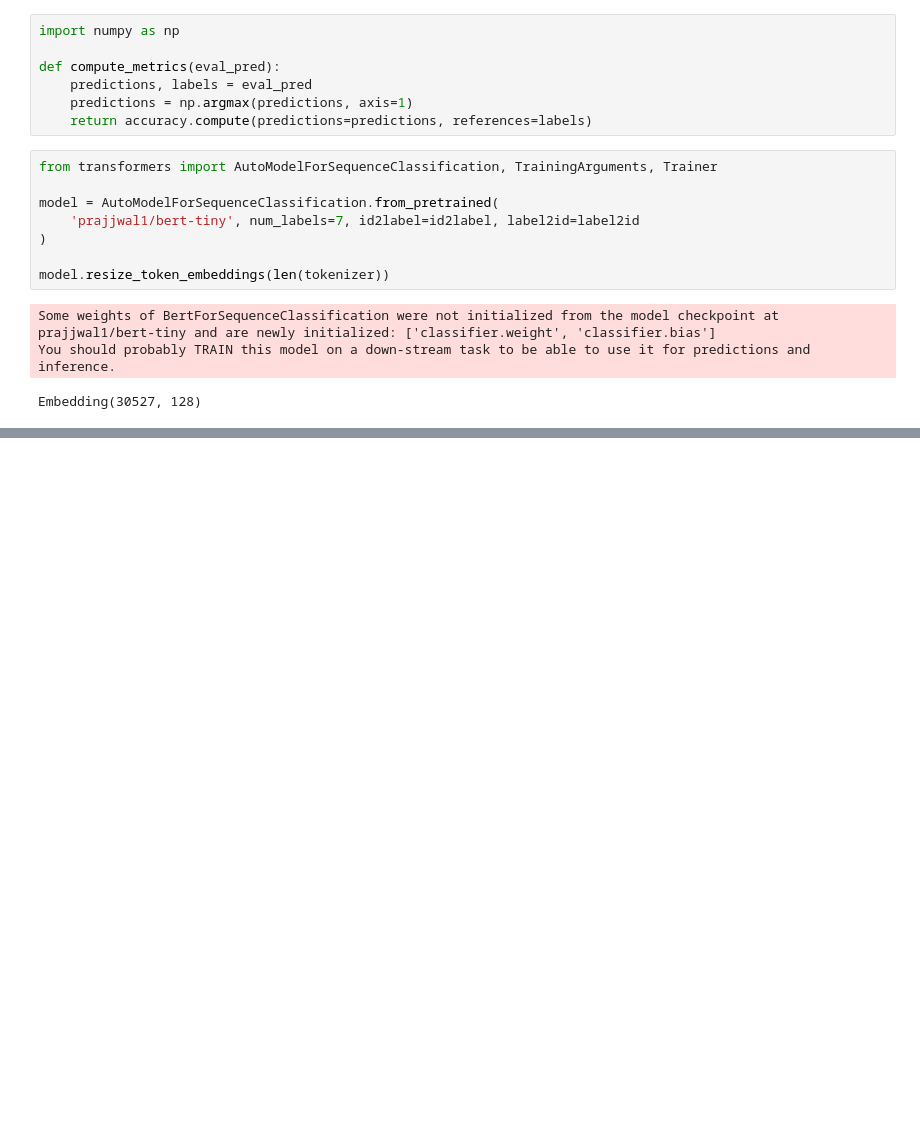
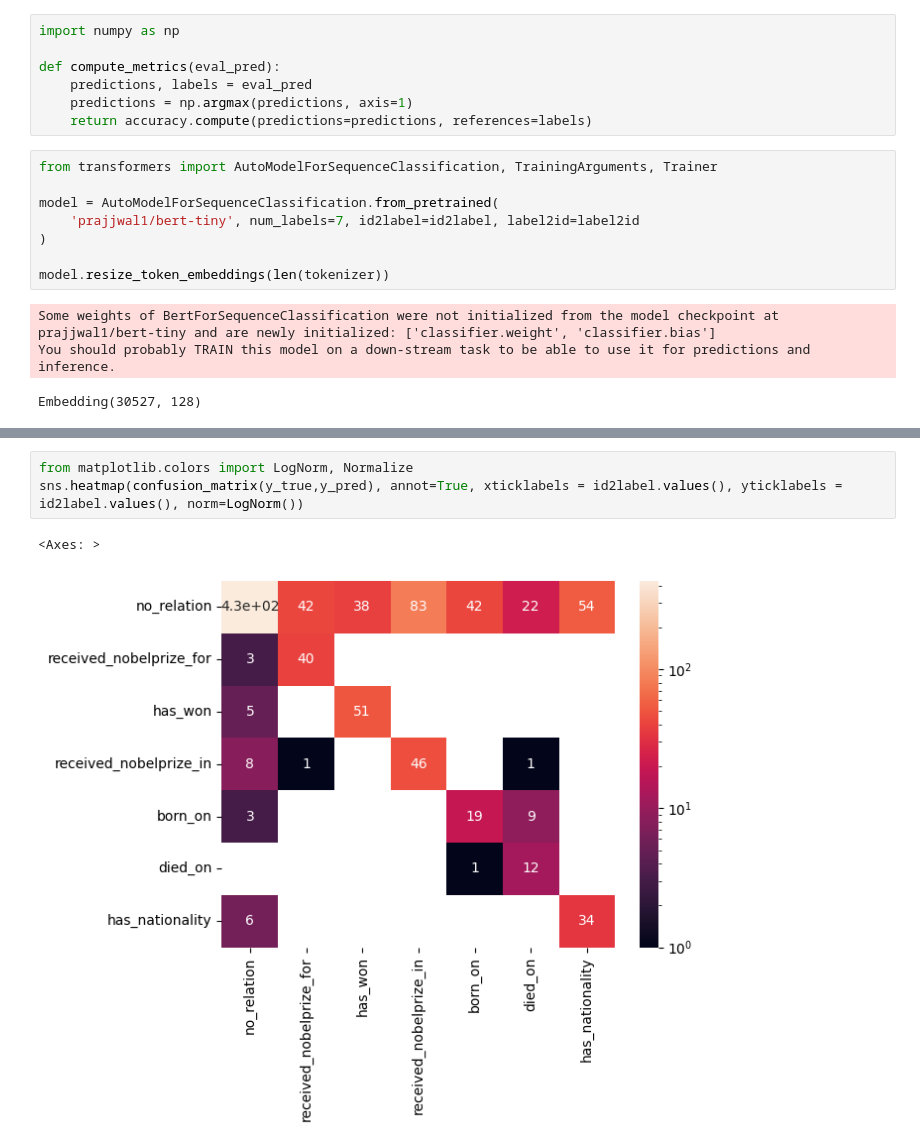
Before and after one commit to IvanDePivan/2AMM30-groep-2, a Jupyter notebook: Model_RE.ipynb, the cells around one changed output, grey strips where cells are left out. Cells and saved outputs as stored; diff of their text form; blank space fills up the shorter version.

```diff
--- a/Model_RE.ipynb
+++ b/Model_RE.ipynb
@@ -522,0 +530,6 @@ sns.heatmap(confusion_matrix(y_true,y_pred), annot=True, xticklabels = id2label.
+# %%
+from matplotlib.colors import LogNorm, Normalize
+sns.heatmap(confusion_matrix(y_true,y_pred), annot=True, xticklabels = id2label.values(), yticklabels = id2label.values(), norm=LogNorm())
+# %% [output]
+<Axes: >
+[figure, added]
```
Also changed, not shown: parts of 9 cells of this notebook.
